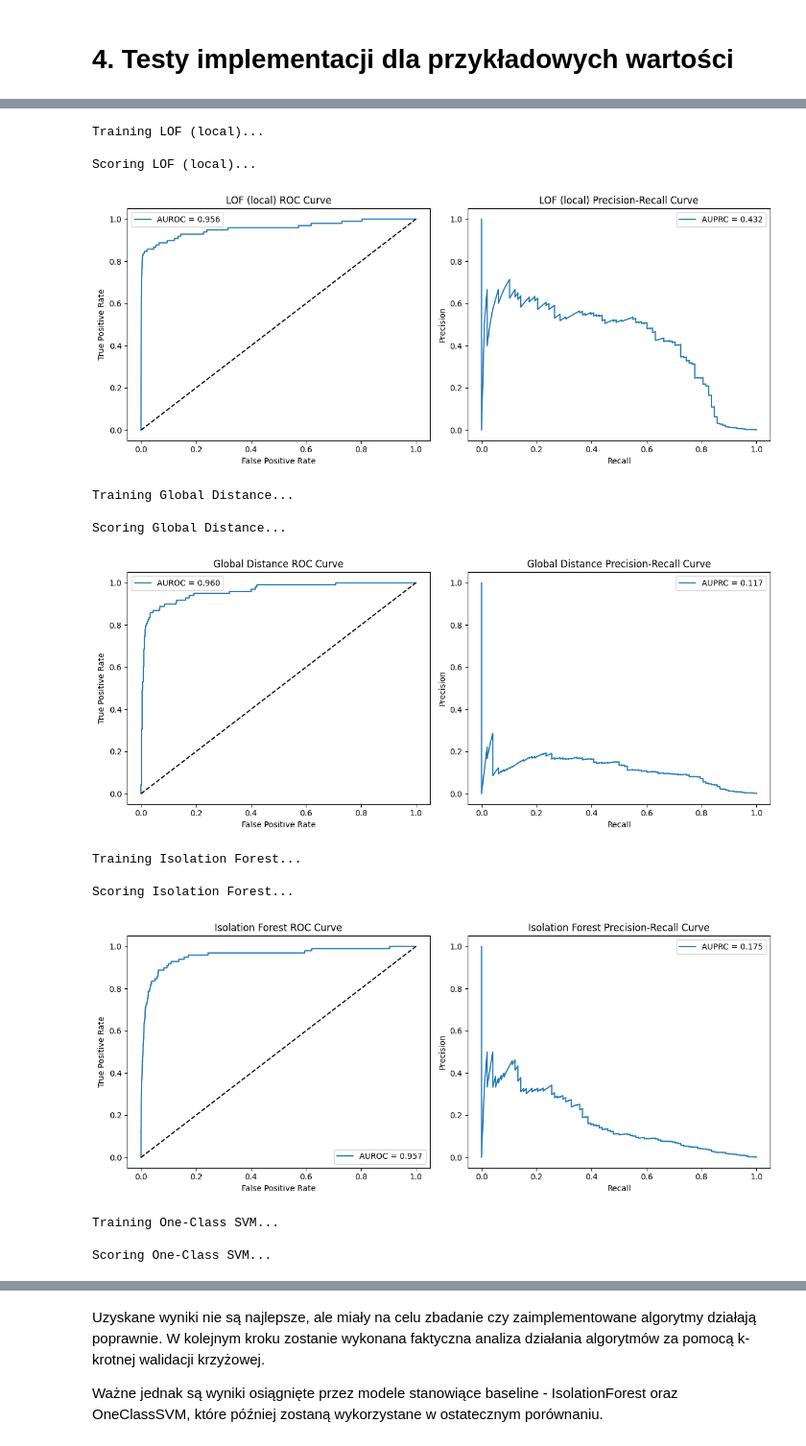
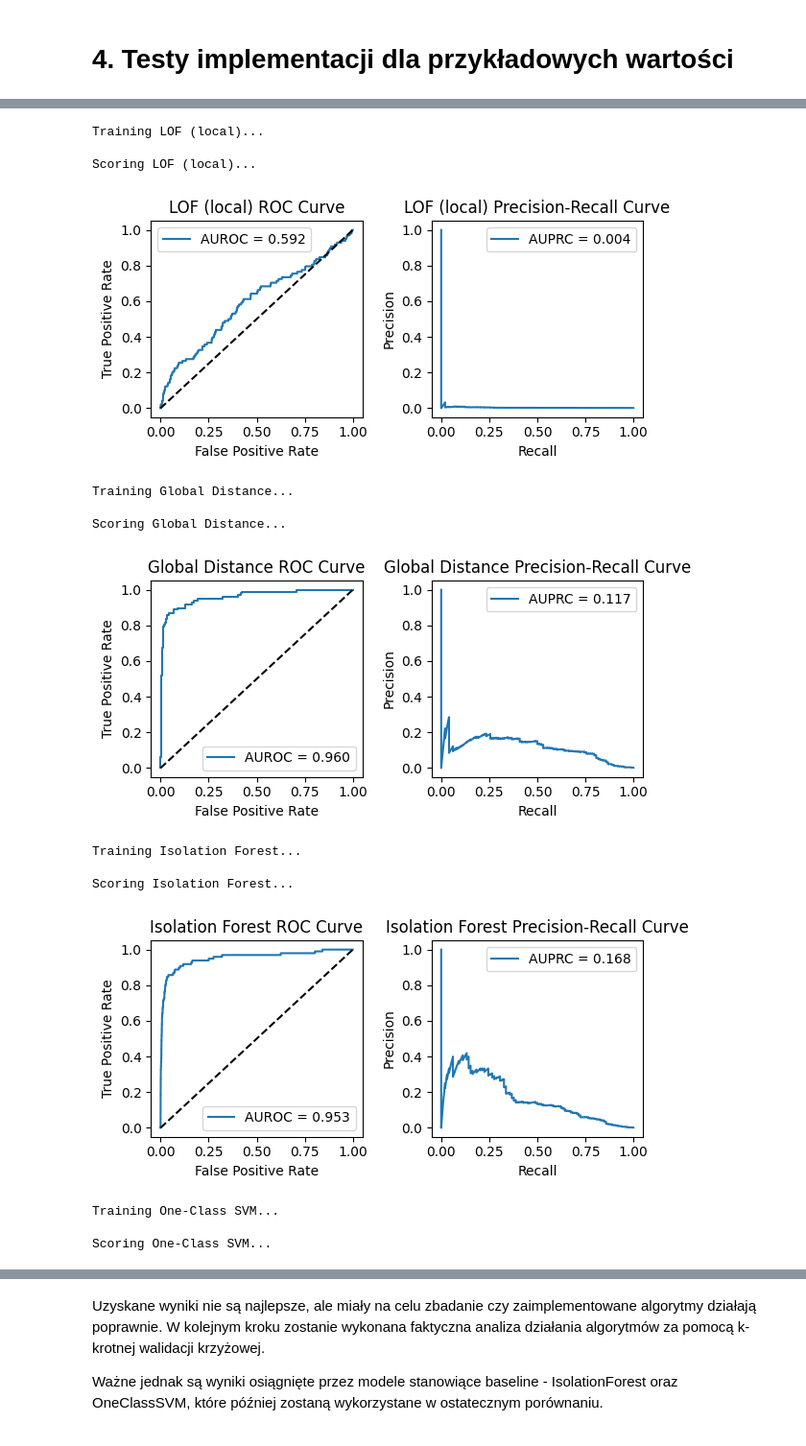
Before and after one commit to Newtoneiro/ZUM-detekcja-anomalii, a Jupyter notebook: main.ipynb, the cells around one changed output, grey strips where cells are left out. Shown: that part at 96% size. Cells and saved outputs as stored; diff of their text form; code cells hidden in the pictures.

```diff
--- a/main.ipynb
+++ b/main.ipynb
@@ -226,6 +226,11 @@ class BaseAnomalyDetector(ABC):
         pass
 
     def predict(self, X: np.array) -> np.array:
+        """
+        Próg jest zawsze wyznaczany dynamicznie, na podstawie contamination - wsp. anomalii w zbiorze.
+        Na przykład, jeśli contamination=0.05 (czyli 5%), to (1 - 0.05) = 0.95, a więc bierzemy 95-ty percentyl.
+        Innymi słowy: wyznaczamy taki próg, że top 5% próbek o najwyższych wynikach będzie zaklasyfikowane jako anomalie.
+        """
         scores = self.score_samples(check_array(X))
         threshold = np.percentile(scores, 100 * (1 - self._contamination))
         return np.where(scores >= threshold, 1, 0)
@@ -406,7 +420,7 @@ def plot_curves(
     precision, recall, _ = precision_recall_curve(y_true, scores)
     fpr, tpr, _ = roc_curve(y_true, scores)
 
-    plt.figure(figsize=(6, 4))
+    plt.figure(figsize=(6, 3))
 
     plt.subplot(1, 2, 1)
     plt.plot(fpr, tpr, label=f"AUROC = {auroc:.3f}")
@@ -451,7 +465,7 @@ def compare_models(X_train, X_test, y_test, contamination):
     models = {
         'LOF (local)': LocalAnomalyDetector(
             contamination=contamination,
-            n_neighbors=500
+            n_neighbors=100
         ),
 
         'Global Distance': GlobalAnomalyDetector(
@@ -461,48 +475,49 @@ def compare_models(X_train, X_test, y_test, contamination):
 
         'Isolation Forest': BaseIsolationForest(
             contamination=contamination,
-            n_estimators=100
+            n_estimators=50
         ),
 
         'One-Class SVM': OneClassSVMDetector(
             contamination=contamination,
         )
     }
 
     results = []
     for name, model in tqdm(models.items(), total=len(models.keys()), desc="Training and evaluating models..."):
         print(f"\nTraining {name}...")
         model.fit(X_train)
         print(f"\nScoring {name}...")
         results.append(evaluate_model(model, X_test, y_test, name))
 
     return pd.DataFrame(results)
 
 
 (X_train, X_test, y_train, y_test) = SPLIT_DATASETS['creditcard']
 results_df_credit = compare_models(X_train, X_test, y_test, y_train.mean())
 
 (X_train, X_test, y_train, y_test) = SPLIT_DATASETS['donor']
+X_train, y_train = sample_subset(X_train, y_train, 200_000)  # Redukcja rozmiaru zbioru DONOR
 results_df_donor = compare_models(X_train, X_test, y_test, y_train.mean())
 
 print("\nFinal Comparison:")
 print("\n=== CREDITCARD ===")
 display(results_df_credit.round(4))
 print("\n=== DONOR ===")
 display(results_df_donor.round(4))
 # %% [output]
 Training LOF (local)...
 
 Scoring LOF (local)...
-[figure, old version]
+[figure, new version]
 Training Global Distance...
 
 Scoring Global Distance...
-[figure, old version]
+[figure, new version]
 Training Isolation Forest...
 
 Scoring Isolation Forest...
-[figure, old version]
+[figure, new version]
 Training One-Class SVM...
 
 Scoring One-Class SVM...
```
Also changed, not shown: parts of 8 cells of this notebook.
